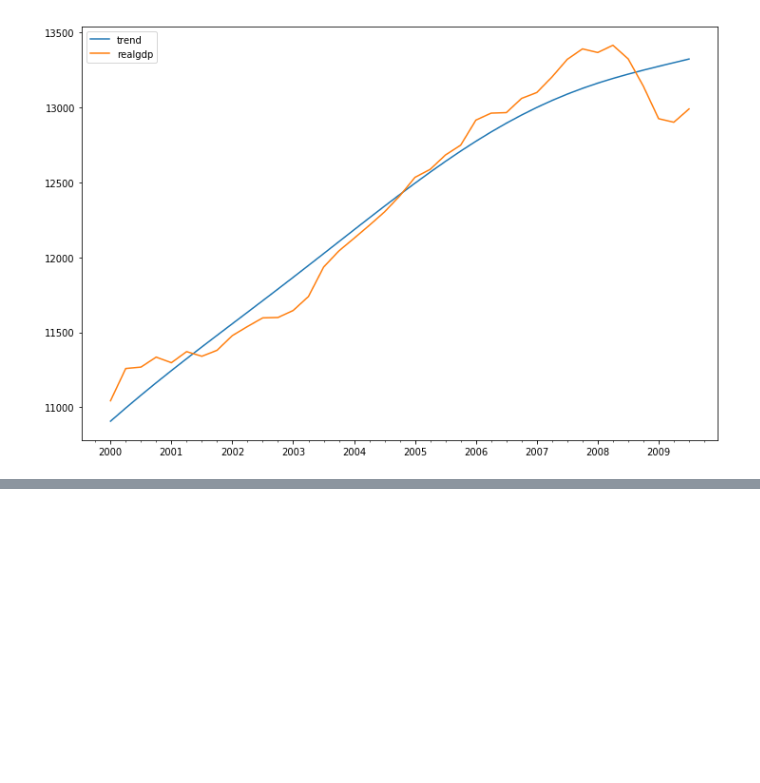
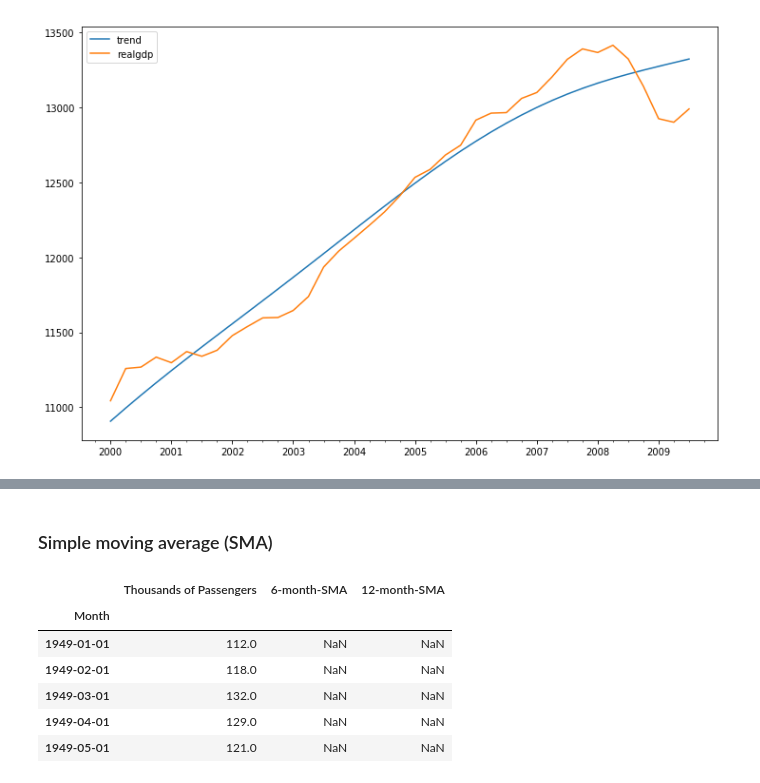
Before and after one commit to fagan2888/udemy-python-for-finance, a Jupyter notebook: time_series_analysis.ipynb, the cells around one changed output, grey strips where cells are left out. Drawn from its saved outputs; the diff is of its cells as text; code cells hidden in the pictures; blank space fills up the shorter version.

Commit message:
feat: create a simple moving average

```diff
--- a/time_series_analysis.ipynb
+++ b/time_series_analysis.ipynb
@@ -109,0 +127,2 @@ df[['trend', 'realgdp']]["2000-03-31":].plot(figsize=(12, 8))
+# %% [markdown]
+### Simple moving average (SMA)
@@ -109,0 +132,10 @@ df[['trend', 'realgdp']]["2000-03-31":].plot(figsize=(12, 8))
+# %%
+airline.head()
+# %% [output]
+|  | Thousands of Passengers | 6-month-SMA | 12-month-SMA |
+| Month |  |  |  |
+| 1949-01-01 | 112.0 | NaN | NaN |
+| 1949-02-01 | 118.0 | NaN | NaN |
+| 1949-03-01 | 132.0 | NaN | NaN |
+| 1949-04-01 | 129.0 | NaN | NaN |
+| 1949-05-01 | 121.0 | NaN | NaN |
```
Also changed, not shown: parts of 6 cells of this notebook.
